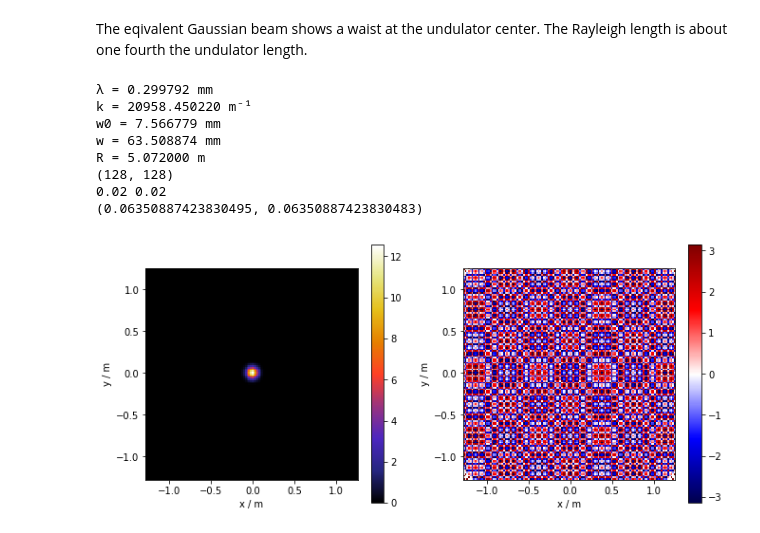
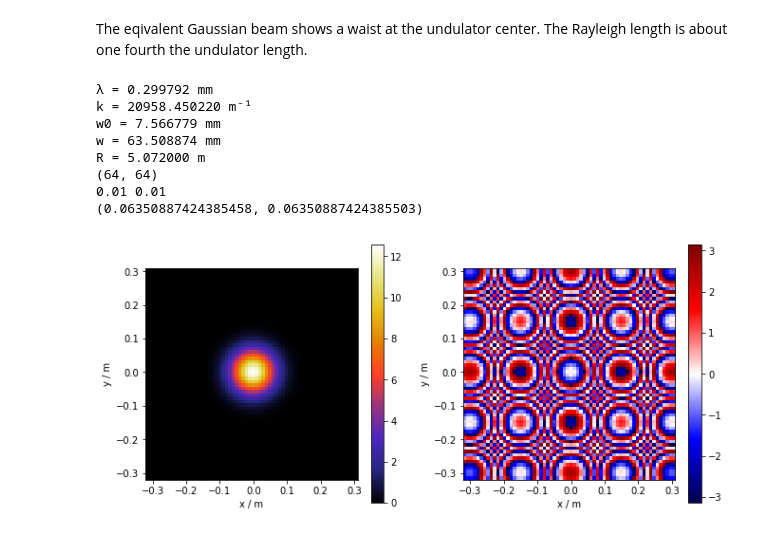
Before and after one commit to lehnertu/fobt, a Jupyter notebook: ImportTeufelScreen.ipynb, the cells around one changed output. Drawn from its saved outputs; the diff is of its cells as text; code cells hidden in the pictures.

```diff
--- a/ImportTeufelScreen.ipynb
+++ b/ImportTeufelScreen.ipynb
@@ -144,19 +134,19 @@ GaussianBeam(f, nx, ny, dx, dy, zR, z) method of builtins.type instance
 The eqivalent Gaussian beam shows a waist at the undulator center.
 The Rayleigh length is about one fourth the undulator length.
 # %%
-gb = SingleComponentBeam.GaussianBeam(1.0e12, 128, 128, beam_S.dx, beam_S.dy, 0.6, 5.0)
+gb = SingleComponentBeam.GaussianBeam(1.0e12, 64, 64, beam_S.dx, beam_S.dy, 0.6, 5.0)
 print(gb.shape())
 print(gb.dx, gb.dy)
 print(gb.FitSizeW())
 gb.plot()
 plt.show()
 # %% [output]
 λ = 0.299792 mm
 k = 20958.450220 m⁻¹
 w0 = 7.566779 mm
 w = 63.508874 mm
 R = 5.072000 m
-(128, 128)
-0.02 0.02
-(0.06350887423830495, 0.06350887423830483)
+(64, 64)
+0.01 0.01
+(0.06350887424385458, 0.06350887424385503)
-[figure, old version]
+[figure, new version]
```
Also changed, not shown: parts of 18 cells of this notebook, 2 other files.
